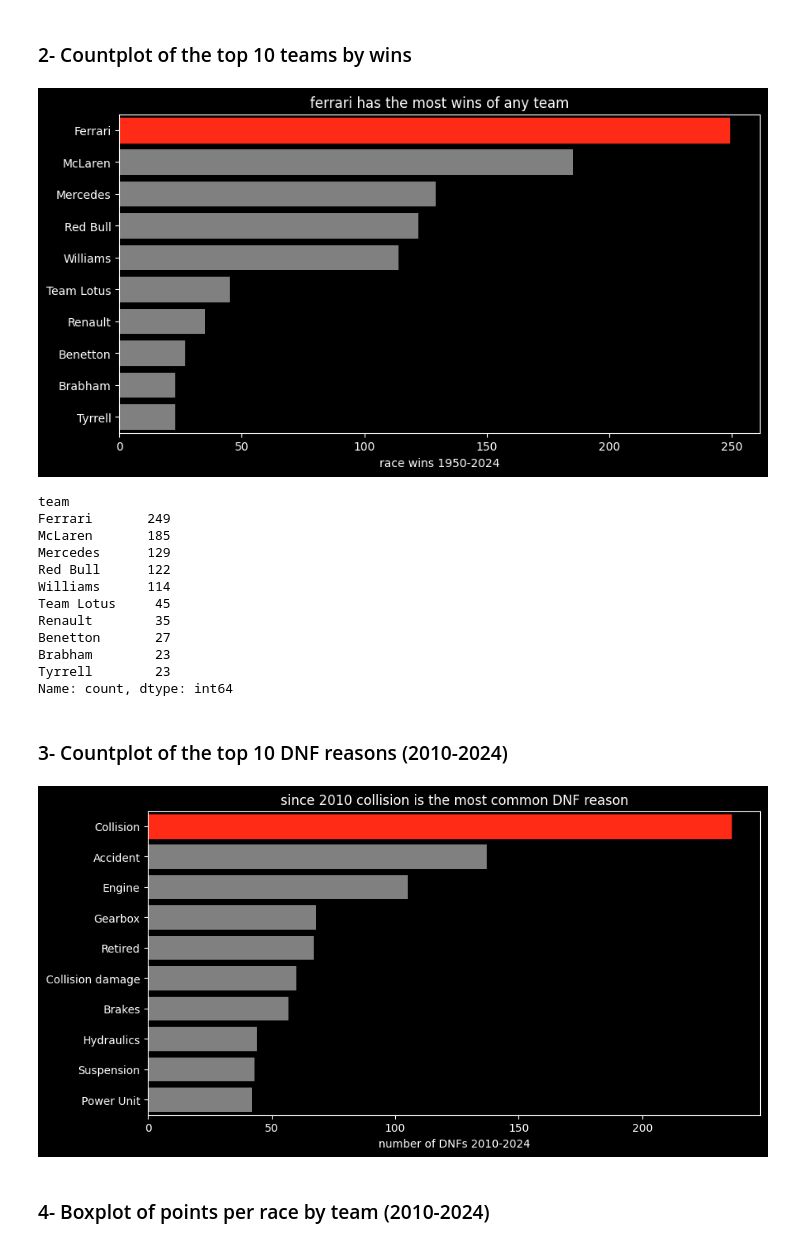
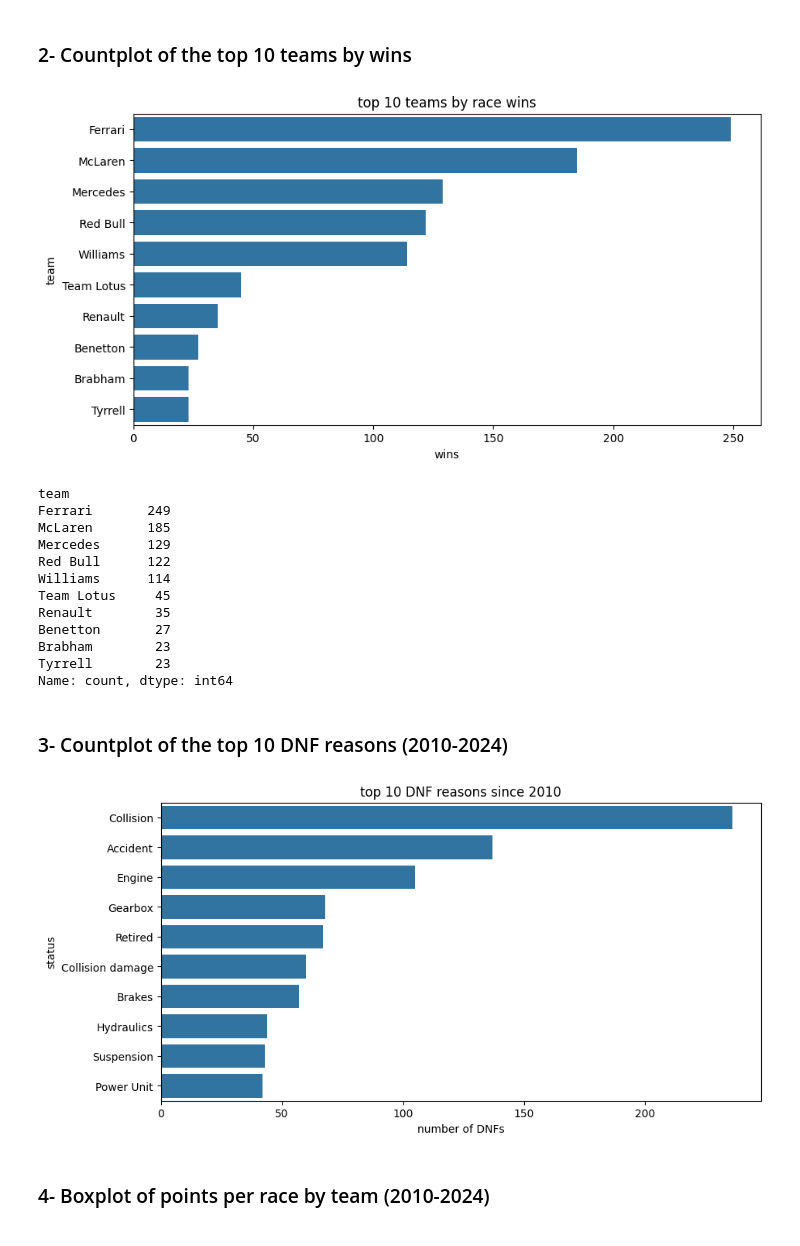
Before and after one commit to Majed-Codes/f1-eda-dashboard, a Jupyter notebook: notebook/f1_eda.ipynb, the cells around one changed output. Cells and saved outputs as stored; diff of their text form; code cells hidden in the pictures.

```diff
--- a/notebook/f1_eda.ipynb
+++ b/notebook/f1_eda.ipynb
@@ -34,9 +33,6 @@ import pandas as pd
 import numpy as np
 import matplotlib.pyplot as plt
 import seaborn as sns
-
-plt.style.use('dark_background')
-red = '#FF2B17'
 # %% [markdown]
 # Step 3 - Data Loading & Structure
 
@@ -146,11 +137,11 @@ drivers=drivers[['driverId', 'forename', 'surname', 'nationality']]
 constructors=constructors[['constructorId', 'name', 'nationality']]
 circuits=circuits[['circuitId', 'name', 'country']]
 
-df=results.merge(races, on='raceId', how='left')
-df=df.merge(drivers, on='driverId', how='left')
-df=df.merge(constructors, on='constructorId', how='left')
-df=df.merge(status, on='statusId', how='left')
-df=df.merge(circuits, on='circuitId', how='left')
+df=results.merge(races, on='raceId')
+df=df.merge(drivers, on='driverId')
+df=df.merge(constructors, on='constructorId')
+df=df.merge(status, on='statusId')
+df=df.merge(circuits, on='circuitId')
 df.head()
 # %% [output]
 |  | resultId | raceId | driverId | constructorId | number | grid | position | positionText | positionOrder | ... |
@@ -354,10 +327,10 @@ df[['race_name', 'circuit_name', 'team', 'driver']].head()
 * dnf: started but didnt finish
 # %%
-df['finished']=(df['status']=='Finished') | (df['status'].str.match(r'^\+\d+ Lap'))
+df['finished']=(df['status']=='Finished') | (df['status'].str.contains('Lap'))
 
 not_started=['Did not qualify', 'Did not prequalify', 'Withdrew', 'Did not start', 'Excluded', 'Not classified']
-df['starter']=~df['status'].isin(not_started)
+df['starter']=df['status'].isin(not_started)==False
 
-df['dnf']=df['starter'] & ~df['finished']
-print(df['finished'].sum(), df['starter'].sum(), df['dnf'].sum())
+df['dnf']=(df['starter']==True) & (df['finished']==False)
+df[['finished', 'starter', 'dnf']].sum()
 # %% [output]
@@ -463,19 +423,15 @@ print((df[df['starter']==True]['laps_pct']>=97.5).mean())
 # %%
 top10_teams=wins['team'].value_counts().head(10).index
 
 plt.figure(figsize=(10,5))
-sns.countplot(y='team', data=wins[wins['team'].isin(top10_teams)], order=top10_teams, color='grey')
-plt.gca().patches[0].set_color(red)
-plt.title('ferrari has the most wins of any team')
-plt.xlabel('race wins 1950-2024')
-plt.ylabel('')
-plt.savefig('../reports/figures/02_top_constructors_wins.png', dpi=150, bbox_inches='tight')
+sns.countplot(y='team', data=wins[wins['team'].isin(top10_teams)], order=top10_teams)
+plt.title('top 10 teams by race wins')
+plt.xlabel('wins')
 plt.show()
 print(wins['team'].value_counts().head(10))
-#ferrari 249 wins then mclaren 185 and mercedes 129
-#mercedes got most of its wins in only 11 seasons
+# ferrari has the most wins (249) then mclaren (185) and mercedes (129)
 # %% [output]
-[figure, old version]
+[figure, new version]
 team
 Ferrari       249
 McLaren       185
@@ -495,17 +451,14 @@ dnf_modern=modern[modern['dnf']==True]
 top10_reasons=dnf_modern['status'].value_counts().head(10).index
 
 plt.figure(figsize=(10,5))
-sns.countplot(y='status', data=dnf_modern[dnf_modern['status'].isin(top10_reasons)], order=top10_reasons, color='grey')
-plt.gca().patches[0].set_color(red)
-plt.title('since 2010 collision is the most common DNF reason')
-plt.xlabel('number of DNFs 2010-2024')
-plt.ylabel('')
-plt.savefig('../reports/figures/03_dnf_reasons_modern.png', dpi=150, bbox_inches='tight')
+sns.countplot(y='status', data=dnf_modern[dnf_modern['status'].isin(top10_reasons)], order=top10_reasons)
+plt.title('top 10 DNF reasons since 2010')
+plt.xlabel('number of DNFs')
 plt.show()
-#collision is the biggest single reason
-#but mechanical problems are split into many labels (engine, gearbox, brakes..) so together they are still more
+# collision is the most common reason
+# but engine, gearbox, brakes etc are all mechanical so together mechanical is still more
 # %% [output]
-[figure, old version]
+[figure, new version]
 # %% [markdown]
 ### 4- Boxplot of points per race by team (2010-2024)
 # %%
```
Also changed, not shown: parts of 55 cells of this notebook, 1 other file.
